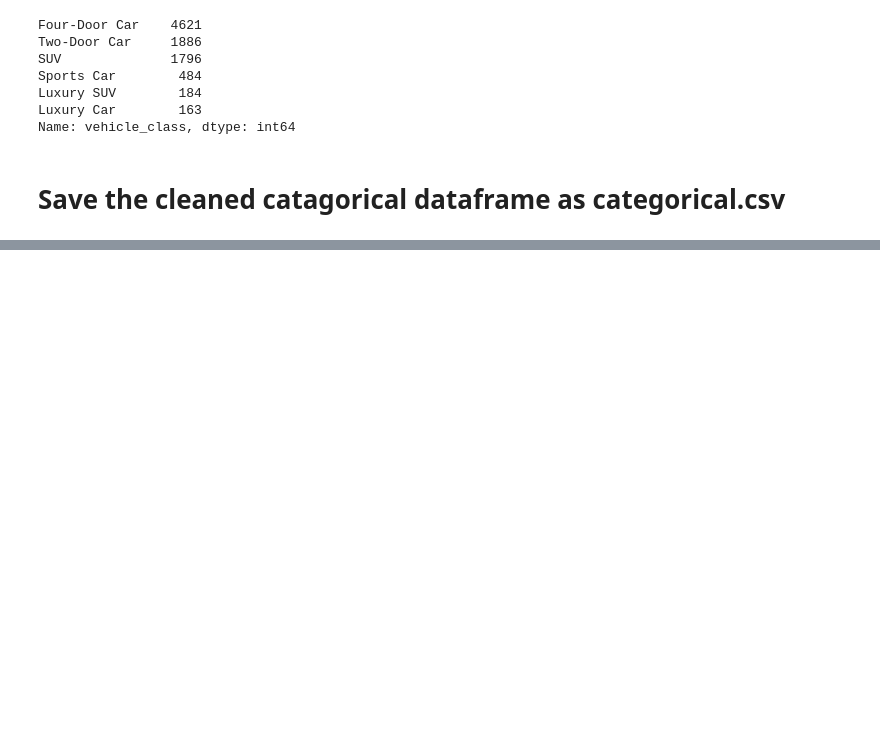
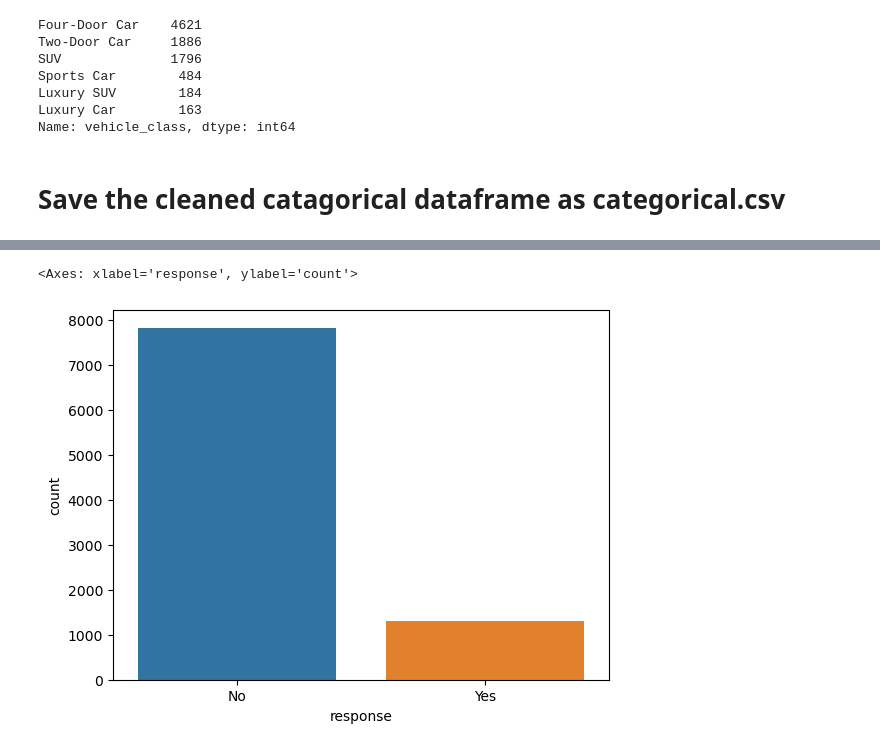
Before and after one commit to vrushali92/lab-cleaning-numerical-data, a Jupyter notebook: files_for_lab/Auto_Insurance.ipynb, the cells around one changed output, grey strips where cells are left out. Drawn from its saved outputs; the diff is of its cells as text; code cells hidden in the pictures; blank space fills up the shorter version.

```diff
--- a/files_for_lab/Auto_Insurance.ipynb
+++ b/files_for_lab/Auto_Insurance.ipynb
@@ -645,0 +666,5 @@ categorical_df.to_csv("categorical.csv")
+# %%
+sns.countplot(data = categorical_df, x = "response")
+# %% [output]
+<Axes: xlabel='response', ylabel='count'>
+[figure, added]
```
Also changed, not shown: parts of 29 cells of this notebook.
